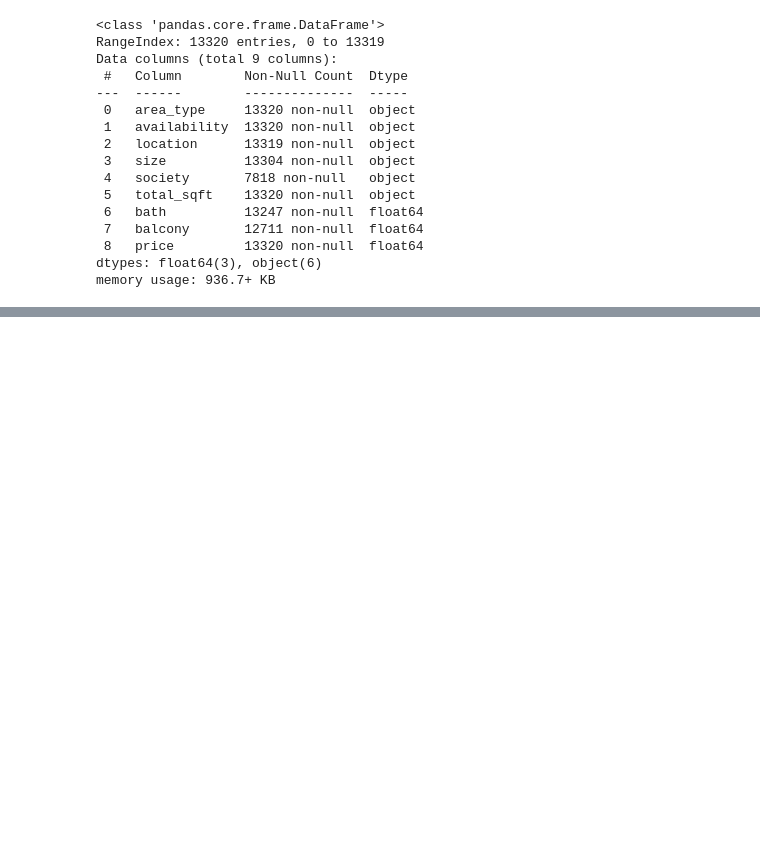
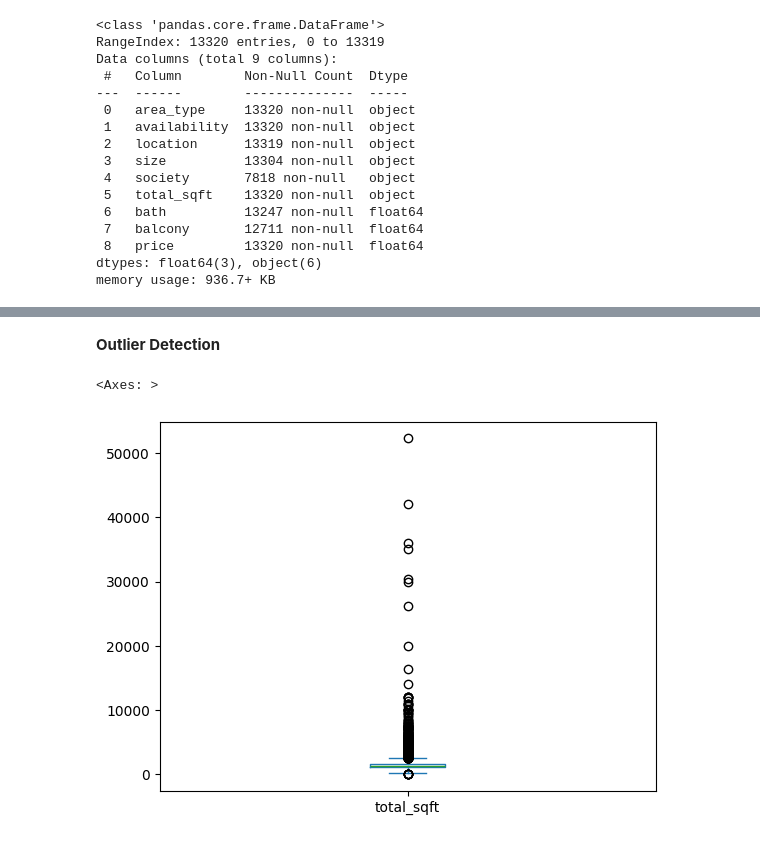
Before and after one commit to tanmoyghosh704-lang/Bangalore-house-price-prediction, a Jupyter notebook: bangalore_house_price_pred.ipynb, the cells around one changed output, grey strips where cells are left out. Cells and saved outputs as stored; diff of their text form; code cells hidden in the pictures; blank space fills up the shorter version.

```diff
--- a/bangalore_house_price_pred.ipynb
+++ b/bangalore_house_price_pred.ipynb
@@ -103,0 +261,2 @@ memory usage: 936.7+ KB
+# %%
+df["per_square_feet"]=df["price"]*100000/df["total_sqft"]
@@ -103,0 +300,3 @@ memory usage: 936.7+ KB
+# %%
+df["location"]=df["location"].apply(lambda x: x.strip())
+location_count=df["location"].value_counts()
@@ -103,0 +319,2 @@ memory usage: 936.7+ KB
+# %%
+location_count_less_10=location_count[location_count<=10]
@@ -103,0 +337,2 @@ memory usage: 936.7+ KB
+# %%
+df["location"]=df["location"].apply(lambda x: "other" if x in location_count_less_10 else x)
@@ -103,0 +355,7 @@ memory usage: 936.7+ KB
+# %% [markdown]
+**Outlier Detection**
+# %%
+df["total_sqft"].plot(kind="box")
+# %% [output]
+<Axes: >
+[figure, added]
```
Also changed, not shown: parts of 32 cells of this notebook.
